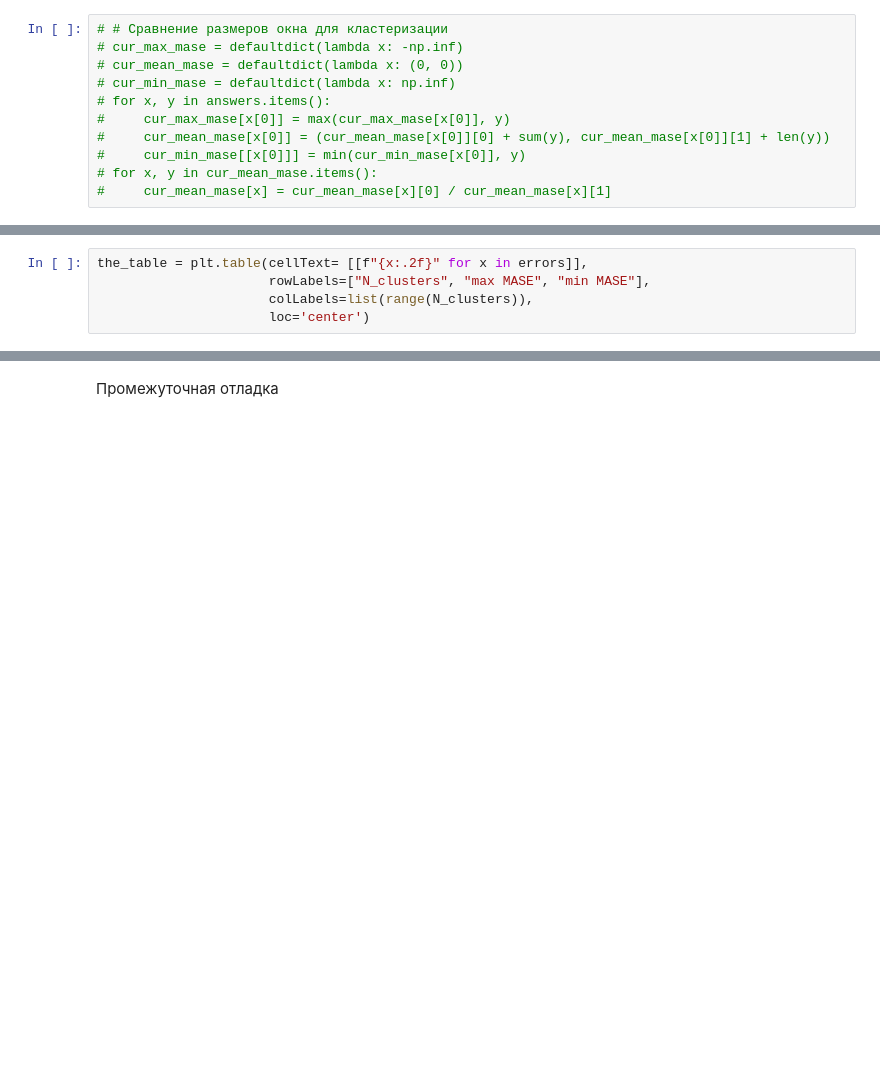
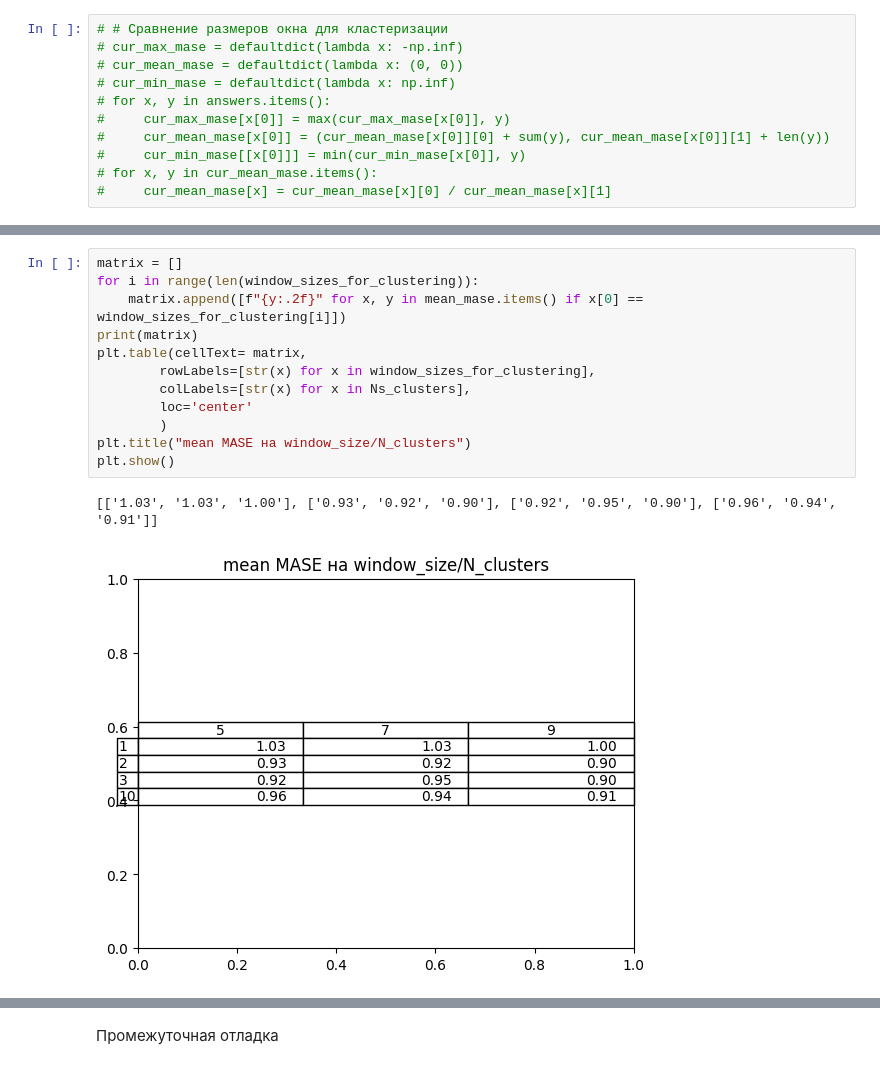
Before and after one commit to VeryLittleAnna/time_series, a Jupyter notebook: notebook.ipynb, the cells around one changed output, grey strips where cells are left out. Saved outputs shown, nothing was run; the diff lists cells and outputs as text; blank space fills up the shorter version.

```diff
--- a/notebook.ipynb
+++ b/notebook.ipynb
@@ -204,5 +252,15 @@ SyntaxError: '(' was never closed (1095051366.py, line 4)
-# %%
-the_table = plt.table(cellText= [[f"{x:.2f}" for x in errors]],
-                      rowLabels=["N_clusters", "max MASE", "min MASE"],
-                      colLabels=list(range(N_clusters)),
-                      loc='center')
+# %%
+matrix = []
+for i in range(len(window_sizes_for_clustering)):
+    matrix.append([f"{y:.2f}" for x, y in mean_mase.items() if x[0] == window_sizes_for_clustering[i]])
+print(matrix)
+plt.table(cellText= matrix,
+        rowLabels=[str(x) for x in window_sizes_for_clustering],
+        colLabels=[str(x) for x in Ns_clusters],
+        loc='center'
+        )
+plt.title("mean MASE на window_size/N_clusters")
+plt.show()
+# %% [output]
+[['1.03', '1.03', '1.00'], ['0.93', '0.92', '0.90'], ['0.92', '0.95', '0.90'], ['0.96', '0.94', '0.91']]
+[figure, added]
```
Also changed, not shown: parts of 14 cells of this notebook, 14 other files.
